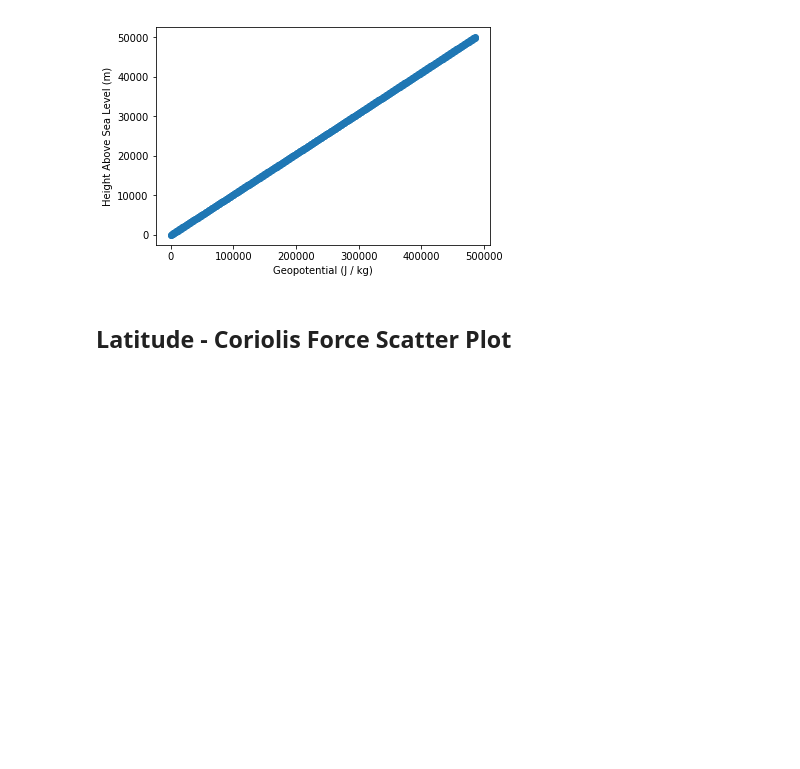
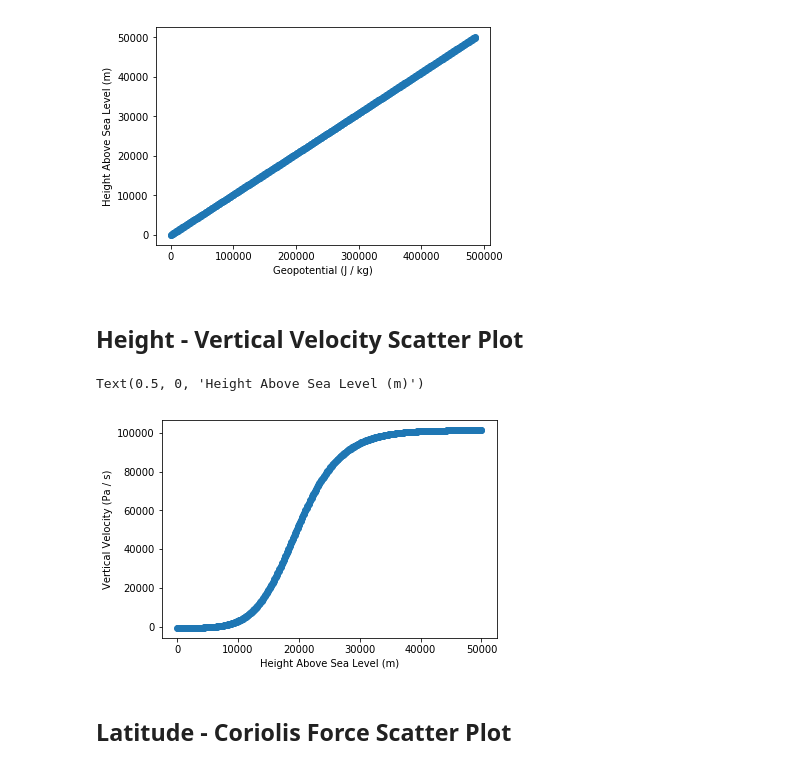
Before and after one commit to amsimp/amsimp, a Jupyter notebook: scatterplots.ipynb, the cells around one changed output. Drawn from its saved outputs; the diff is of its cells as text; code cells hidden in the pictures; blank space fills up the shorter version.

Commit message:
Fixes to the Vertical Velocity Calculations

```diff
--- a/scatterplots.ipynb
+++ b/scatterplots.ipynb
@@ -33,6 +24,15 @@ plt.ylabel('Height Above Sea Level (m)')
 # %% [output]
 Text(0, 0.5, 'Height Above Sea Level (m)')
 [figure]
+# %% [markdown]
+## Height - Vertical Velocity Scatter Plot
+# %%
+plt.scatter(amsimp.height, amsimp.vertical_velocity)
+plt.ylabel('Vertical Velocity (Pa / s)')
+plt.xlabel('Height Above Sea Level (m)')
+# %% [output]
+Text(0.5, 0, 'Height Above Sea Level (m)')
+[figure, added]
 # %% [markdown]
 ## Latitude - Coriolis Force Scatter Plot
 # %%
```
Also changed, not shown: parts of 3 cells of this notebook, 1 other file.
